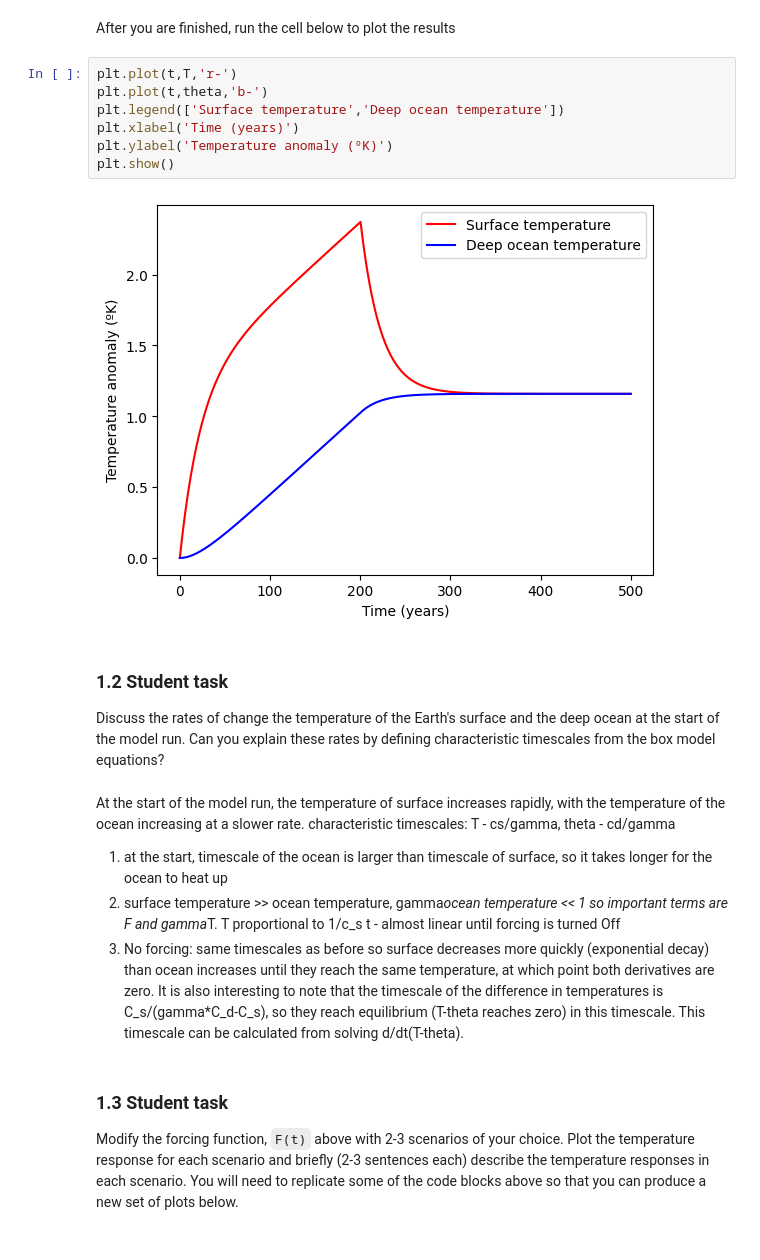
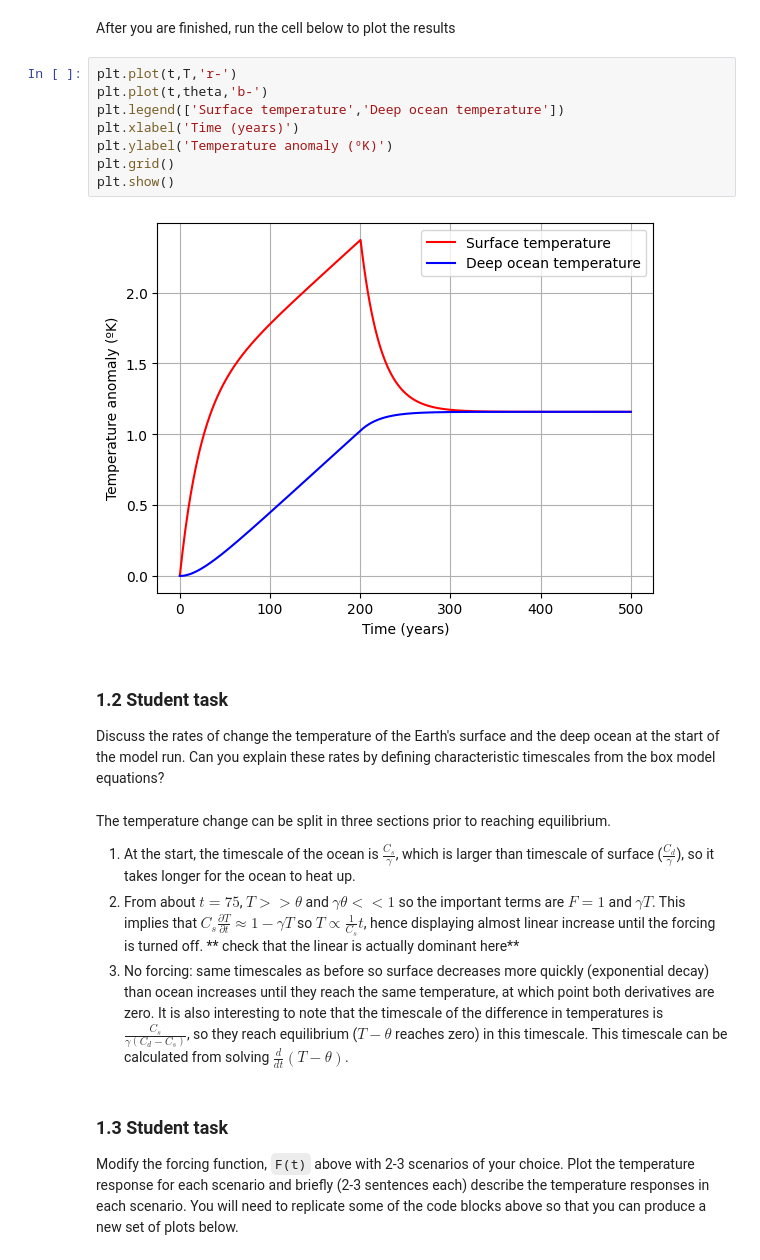
Before and after one commit to hesoane123-dev/QCES, a Jupyter notebook: Project1_numerical_methods.ipynb, the cells around one changed output. Saved outputs shown, nothing was run; the diff lists cells and outputs as text.

```diff
--- a/Project1_numerical_methods.ipynb
+++ b/Project1_numerical_methods.ipynb
@@ -70,22 +70,22 @@ After you are finished, run the cell below to plot the results
 # %%
 plt.plot(t,T,'r-')
 plt.plot(t,theta,'b-')
 plt.legend(['Surface temperature','Deep ocean temperature'])
 plt.xlabel('Time (years)')
 plt.ylabel('Temperature anomaly (ºK)')
+plt.grid()
 plt.show()
 # %% [output]
-[figure, old version]
+[figure, new version]
 # %% [markdown]
 ### 1.2 Student task
 <a id='section1pt2'></a>
 Discuss the rates of change the temperature of the Earth's surface and the deep ocean at the start of the model run.  Can you explain these rates by defining characteristic timescales from the box model equations?
 # %% [markdown]
-At the start of the model run, the temperature of surface increases rapidly, with the temperature of the ocean increasing at a slower rate.
-characteristic timescales: T - cs/gamma, theta - cd/gamma
-1) at the start, timescale of the ocean is larger than timescale of surface, so it takes longer for the ocean to heat up
-2) surface temperature >> ocean temperature, gamma*ocean temperature << 1 so important terms are F and gamma*T. T proportional to 1/c_s t - almost linear until forcing is turned Off
-3) No forcing: same timescales as before so surface decreases more quickly (exponential decay) than ocean increases until they reach the same temperature, at which point both derivatives are zero. It is also interesting to note that the timescale of the difference in temperatures is C_s/(gamma*C_d-C_s), so they reach equilibrium (T-theta reaches zero) in this timescale. This timescale can be calculated from solving d/dt(T-theta).
+The temperature change can be split in three sections prior to reaching equilibrium.
+1) At the start, the timescale of the ocean is $\frac{C_s}{\gamma}$, which is larger than timescale of surface ($\frac{C_d}{\gamma}$), so it takes longer for the ocean to heat up.
+2) From about $t=75$, $T>>\theta$ and $\gamma \theta << 1$ so the important terms are $F=1$ and $\gamma T$. This implies that $C_s\frac{\partial T}{\partial t}\approx 1-\gamma T$ so $T\propto \frac{1}{C_s}t$, hence displaying almost linear increase until the forcing is turned off. ** check that the linear is actually dominant here**
+3) No forcing: same timescales as before so surface decreases more quickly (exponential decay) than ocean increases until they reach the same temperature, at which point both derivatives are zero. It is also interesting to note that the timescale of the difference in temperatures is $\frac{C_s}{\gamma(C_d-C_s)}$, so they reach equilibrium ($T-\theta$ reaches zero) in this timescale. This timescale can be calculated from solving $\frac{d}{dt}(T-\theta)$.
 # %% [markdown]
 ### 1.3 Student task
 <a id='section1pt3'></a>
```
Also changed, not shown: parts of 5 cells of this notebook.
